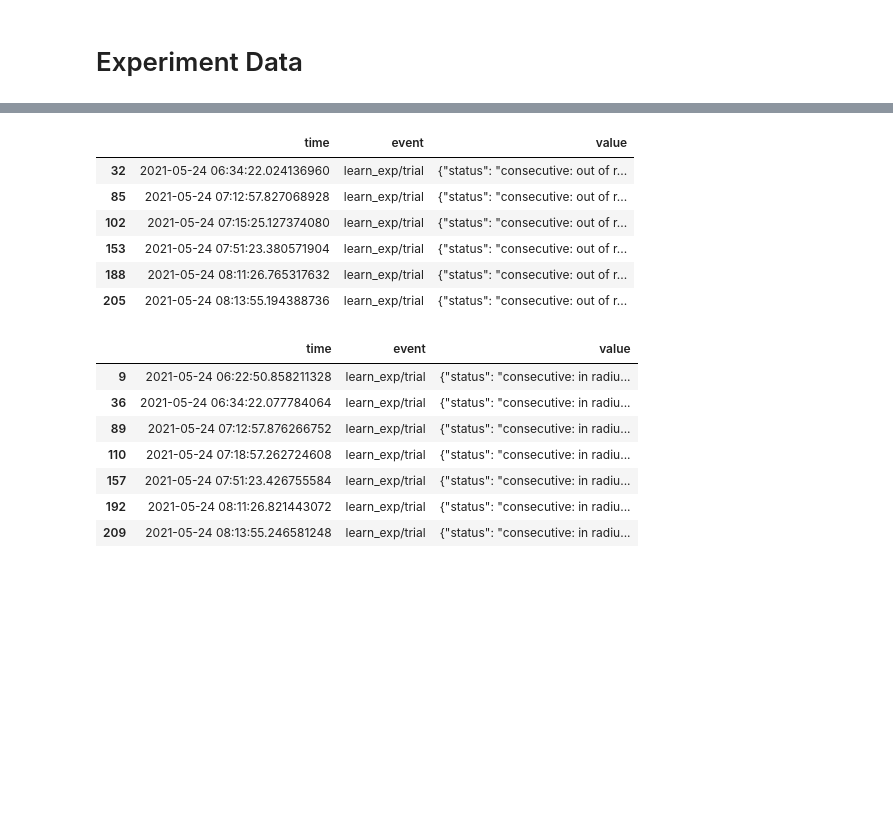
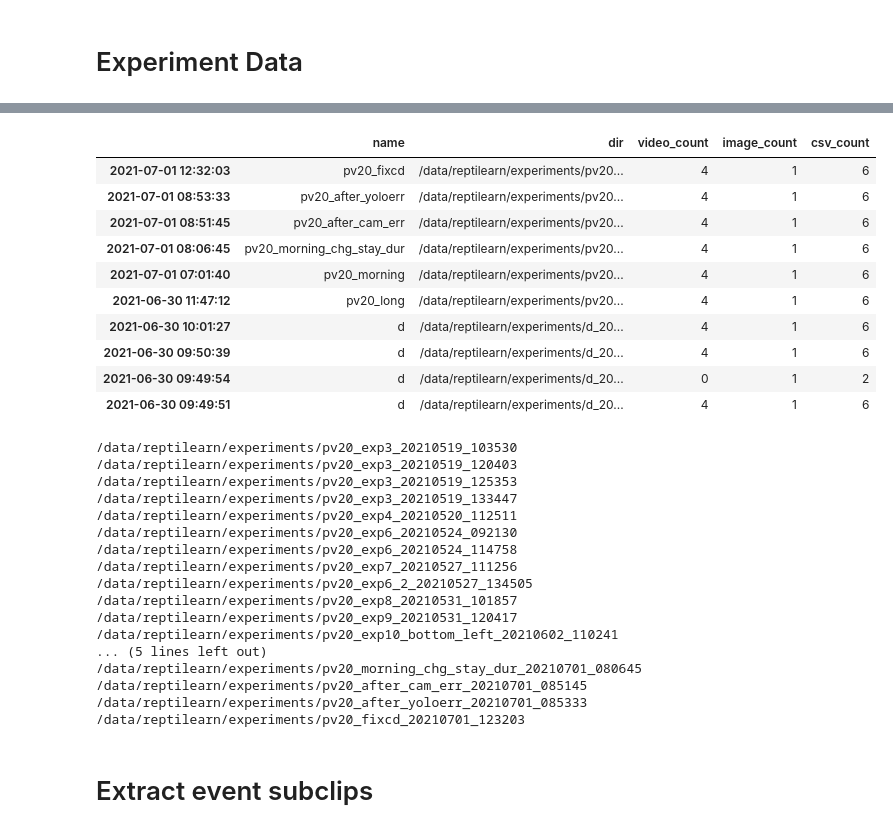
Before and after one commit to neural-electrophysiology-tool-team/reptilearn, a Jupyter notebook: analysis/experiment_analysis.ipynb, the cells around one changed output, grey strips where cells are left out. Drawn from its saved outputs; the diff is of its cells as text; code cells hidden in the pictures; blank space fills up the shorter version.

```diff
--- a/analysis/experiment_analysis.ipynb
+++ b/analysis/experiment_analysis.ipynb
@@ -180,21 +49,16 @@ out_of_area_wait_events
-# %%
-out_of_area_end_trial_events
-# %% [output]
-|  | time | event | value |
-| 32 | 2021-05-24 06:34:22.024136960 | learn_exp/trial | {"status": "consecutive: out of r... |
-| 85 | 2021-05-24 07:12:57.827068928 | learn_exp/trial | {"status": "consecutive: out of r... |
-| 102 | 2021-05-24 07:15:25.127374080 | learn_exp/trial | {"status": "consecutive: out of r... |
-| 153 | 2021-05-24 07:51:23.380571904 | learn_exp/trial | {"status": "consecutive: out of r... |
-| 188 | 2021-05-24 08:11:26.765317632 | learn_exp/trial | {"status": "consecutive: out of r... |
-| 205 | 2021-05-24 08:13:55.194388736 | learn_exp/trial | {"status": "consecutive: out of r... |
-# %%
-in_area_events
-# %% [output]
-|  | time | event | value |
-| 9 | 2021-05-24 06:22:50.858211328 | learn_exp/trial | {"status": "consecutive: in radiu... |
-| 36 | 2021-05-24 06:34:22.077784064 | learn_exp/trial | {"status": "consecutive: in radiu... |
-| 89 | 2021-05-24 07:12:57.876266752 | learn_exp/trial | {"status": "consecutive: in radiu... |
-| 110 | 2021-05-24 07:18:57.262724608 | learn_exp/trial | {"status": "consecutive: in radiu... |
-| 157 | 2021-05-24 07:51:23.426755584 | learn_exp/trial | {"status": "consecutive: in radiu... |
-| 192 | 2021-05-24 08:11:26.821443072 | learn_exp/trial | {"status": "consecutive: in radiu... |
-| 209 | 2021-05-24 08:13:55.246581248 | learn_exp/trial | {"status": "consecutive: in radiu... |
+# %%
+# n most recent experiments
+n = 10
+exps.sort_index(ascending=False).head(n)
+# %% [output]
+|  | name | dir | video_count | image_count | csv_count |
+| 2021-07-01 12:32:03 | pv20_fixcd | /data/reptilearn/experiments/pv20... | 4 | 1 | 6 |
+| 2021-07-01 08:53:33 | pv20_after_yoloerr | /data/reptilearn/experiments/pv20... | 4 | 1 | 6 |
+| 2021-07-01 08:51:45 | pv20_after_cam_err | /data/reptilearn/experiments/pv20... | 4 | 1 | 6 |
+| 2021-07-01 08:06:45 | pv20_morning_chg_stay_dur | /data/reptilearn/experiments/pv20... | 4 | 1 | 6 |
+| 2021-07-01 07:01:40 | pv20_morning | /data/reptilearn/experiments/pv20... | 4 | 1 | 6 |
+| 2021-06-30 11:47:12 | pv20_long | /data/reptilearn/experiments/pv20... | 4 | 1 | 6 |
+| 2021-06-30 10:01:27 | d | /data/reptilearn/experiments/d_20... | 4 | 1 | 6 |
+| 2021-06-30 09:50:39 | d | /data/reptilearn/experiments/d_20... | 4 | 1 | 6 |
+| 2021-06-30 09:49:54 | d | /data/reptilearn/experiments/d_20... | 0 | 1 | 2 |
+| 2021-06-30 09:49:51 | d | /data/reptilearn/experiments/d_20... | 4 | 1 | 6 |
@@ -200,0 +67,22 @@ in_area_events
+# %%
+for ts, exp in pv20.iterrows(): print(exp.dir)
+# %% [output]
+/data/reptilearn/experiments/pv20_exp3_20210519_103530
+/data/reptilearn/experiments/pv20_exp3_20210519_120403
+/data/reptilearn/experiments/pv20_exp3_20210519_125353
+/data/reptilearn/experiments/pv20_exp3_20210519_133447
+/data/reptilearn/experiments/pv20_exp4_20210520_112511
+/data/reptilearn/experiments/pv20_exp6_20210524_092130
+/data/reptilearn/experiments/pv20_exp6_20210524_114758
+/data/reptilearn/experiments/pv20_exp7_20210527_111256
+/data/reptilearn/experiments/pv20_exp6_2_20210527_134505
+/data/reptilearn/experiments/pv20_exp8_20210531_101857
+/data/reptilearn/experiments/pv20_exp9_20210531_120417
+/data/reptilearn/experiments/pv20_exp10_bottom_left_20210602_110241
+... (5 lines left out)
+/data/reptilearn/experiments/pv20_morning_chg_stay_dur_20210701_080645
+/data/reptilearn/experiments/pv20_after_cam_err_20210701_085145
+/data/reptilearn/experiments/pv20_after_yoloerr_20210701_085333
+/data/reptilearn/experiments/pv20_fixcd_20210701_123203
+# %% [markdown]
+# Extract event subclips
```
Also changed, not shown: parts of 44 cells of this notebook, 2 other files.
